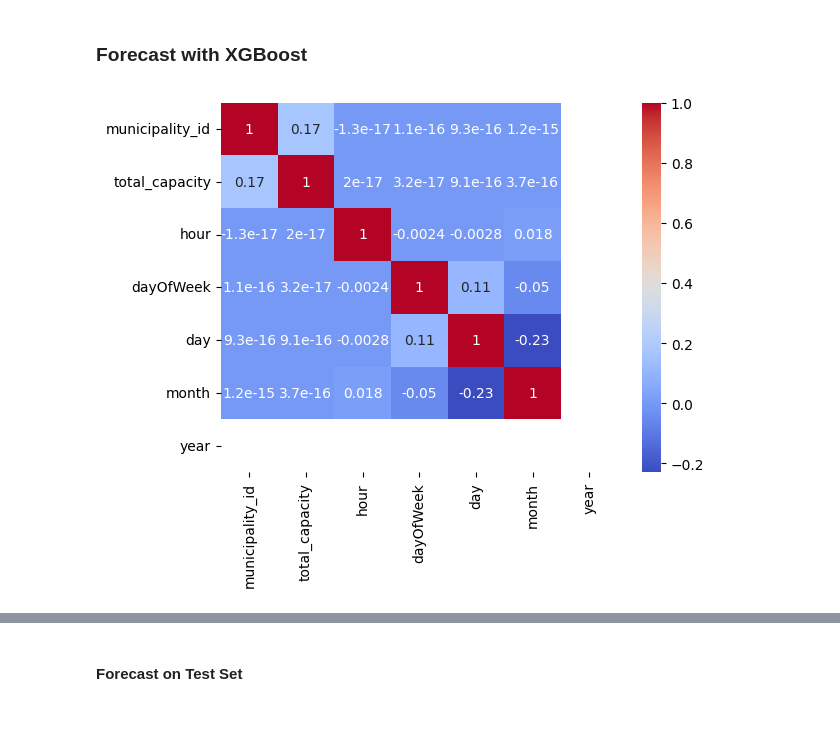
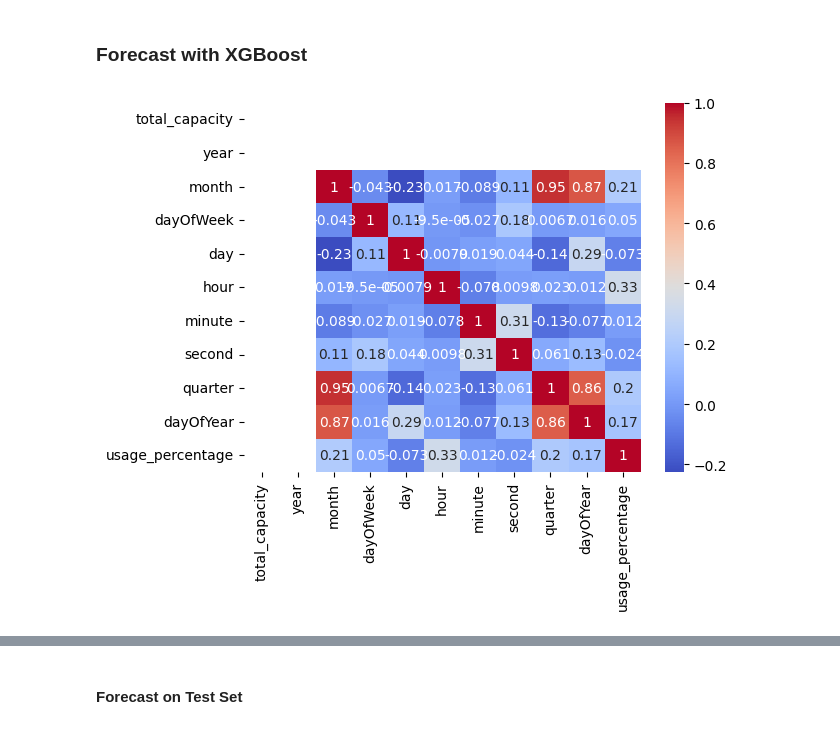
Before and after one commit to uzunb/municipality-bus-utilization-forecasting, a Jupyter notebook: notebooks/xgboost_model.ipynb, the cells around one changed output, grey strips where cells are left out. Cells and saved outputs as stored; diff of their text form; code cells hidden in the pictures.

Commit message:
Update XGBoost model was fitted more than prev training.

```diff
--- a/notebooks/xgboost_model.ipynb
+++ b/notebooks/xgboost_model.ipynb
@@ -57,7 +96,7 @@ df.head()
 # %%
 # Check missing values. due to 'There are 10 municipalities (ids from 0 to 9), and two measurements for an hour.'
 
-check_df = df[['municipality_id', 'date', 'hour']].groupby(['municipality_id', 'date', 'hour']).size().reset_index(name='counts')
+check_df = df[['date', 'hour']].groupby(['date', 'hour']).size().reset_index(name='counts')
 print("Count of one measurement for an hour", check_df[check_df['counts'] == 1].shape[0])
 print("Count of two measurements for an hour", check_df[check_df['counts'] == 2].shape[0])
 print("Count of more than two measurements for an hour", check_df[check_df['counts'] > 2].shape[0])
@@ -83,13 +122,19 @@ Count of more than two measurements for an hour 870
 One measurements are missing values. We must impute them.
 # %%
 # create new timestamp for one measurement for an hour
-new_timestamps = pd.DataFrame(columns=['timestamp', 'municipality_id', 'usage', 'total_capacity', 'date', 'time', 'year', 'month', 'dayOfWeek', 'day','hour'])
-for municipality_id in df['municipality_id'].unique():
-    for date in df['date'].unique():
-        for hour in df['hour'].unique():
-            if check_df[(check_df['municipality_id'] == municipality_id) & (check_df['date'] == date) & (check_df['hour'] == hour)]['counts'].values == 1:
-                new_record = {'timestamp': f"{date} {hour}:00:00", 'municipality_id': municipality_id, 'usage': np.nan, 'total_capacity': np.nan,'date': date, 'time': f"{hour}:00:00", 'year': date.year, 'month': date.month, 'dayOfWeek': date.dayofweek, 'day': date.day, 'hour': hour}
-                new_timestamps = pd.concat([new_timestamps, pd.DataFrame.from_records([new_record])])
+from datetime import datetime
+
+
+new_timestamps = pd.DataFrame(columns=['timestamp', 'usage', 'total_capacity', 'date', 'time', 'year', 'month', 'dayOfWeek', 'day', 'hour'])
+for date in df['date'].unique():
+    for hour in df['hour'].unique():
+        if check_df[(check_df['date'] == date) & (check_df['hour'] == hour)]['counts'].values == 1:
+            date = pd.to_datetime(date)
+            new_record = {'timestamp': f"{date} {hour}:00:00", 'usage': np.nan, 'total_capacity': np.nan,
+                            'date': date, 'time': datetime.strptime(f"{hour}:00:00", '%H:%M:%S').time(), 'year': date.year, 'month': date.month, 'dayOfWeek': date.dayofweek, 'day': date.day, 'hour': hour,
+                            'minute': 0, 'second': 0, 'quarter': date.quarter, 'dayOfYear': date.dayofyear, 'usage_percentage': np.nan}
+            new_timestamps = pd.concat(
+                [new_timestamps, pd.DataFrame.from_records([new_record])])
 
 # add new timestamp to df
 expanded_df = df.copy()
@@ -152,14 +198,31 @@ plt.show()
 df = imputed_df.copy()
 # %% [markdown]
 ## Preprocessing
+# %%
+# convert object to int
+df['year'] = df['year'].astype(int)
+df['month'] = df['month'].astype(int)
+df['dayOfWeek'] = df['dayOfWeek'].astype(int)
+df['day'] = df['day'].astype(int)
+df['hour'] = df['hour'].astype(int)
+df['minute'] = df['minute'].astype(int)
+df['second'] = df['second'].astype(int)
+df['quarter'] = df['quarter'].astype(int)
+df['dayOfYear'] = df['dayOfYear'].astype(int)
 # %%
 # split data to train and test set
 horizon = pd.to_datetime("2017-08-05")
 
-train = df.loc[df["date"] < horizon]
-test = df.loc[df["date"] >= horizon]
+train = df[df.date < horizon]
+test = df[df.date >= horizon]
 
 print(f"Shape of Dataframe: {df.shape}")
 print(f"Shape of Train Set: {train.shape}")
 print(f"Shape of Test Set: {test.shape}")
+
+print(train.info())
+print(test.info())
+
+display(train.head())
+display(test.head())
 # %% [output]
@@ -171,21 +262,21 @@ Shape of Test Set: (3050, 10)
 # %% [markdown]
 ### Forecast with XGBoost
 # %%
-FEATURES = ['municipality_id', 'total_capacity', 'hour', 'dayOfWeek', 'day', 'month', 'year']
+FEATURES = df.drop(columns=['usage', 'time', 'date']).columns
 TARGET = 'usage'
 
 X_train = train[FEATURES]
 y_train = train[TARGET]
 
 X_test = test[FEATURES]
 y_test = test[TARGET]
 
 # check the correlation between features
 corr = X_train.corr()
 sns.heatmap(corr, annot=True, cmap='coolwarm')
 plt.show()
 # %% [output]
-[figure, old version]
+[figure, new version]
 # %%
 #  xgboost model for each municipality
 from sklearn.metrics import mean_squared_error
```
Also changed, not shown: parts of 17 cells of this notebook.
